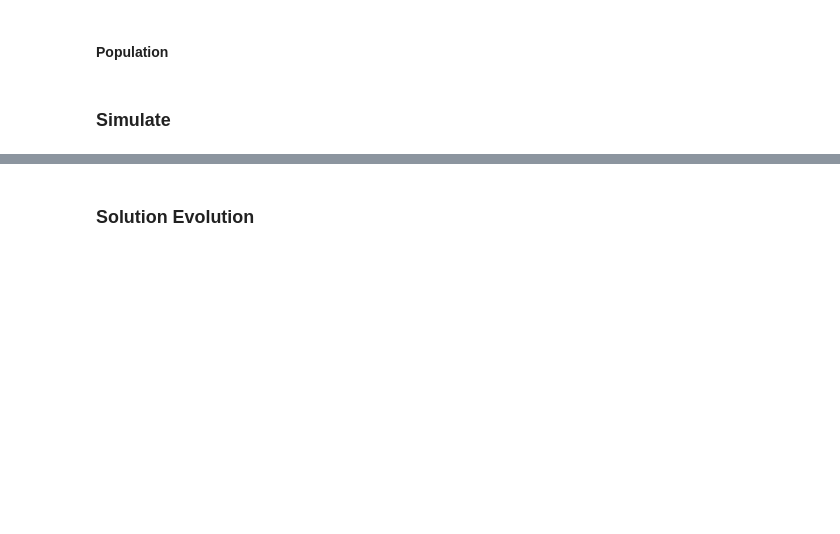
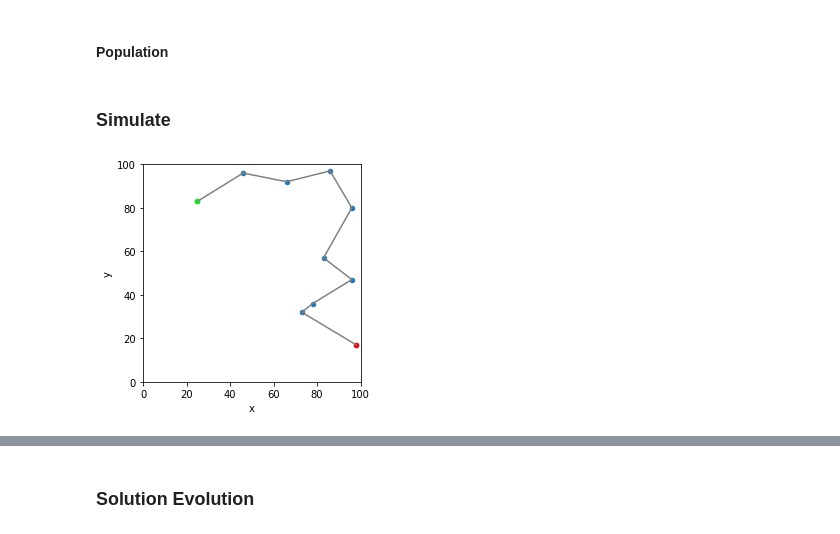
Before and after one commit to vczoni/lamarck, a Jupyter notebook: docs/examples/notebooks/travelling_salesman.ipynb, the cells around one changed output, grey strips where cells are left out. Cells and saved outputs as stored; diff of their text form; code cells hidden in the pictures; blank space fills up the shorter version.

Commit message:
Micro README change; micro change to the travelling_salesman notebook example.

```diff
--- a/docs/examples/notebooks/travelling_salesman.ipynb
+++ b/docs/examples/notebooks/travelling_salesman.ipynb
@@ -92,6 +92,11 @@ opt.config.max_generations = 100
 opt.config.peek_champion_variables = ['route', 'distance']
 # %%
 opt.simulate.single_criteria(output='distance', objective='min', quiet=True)
+# %%
+seq = opt.datasets.get_best_criature()['route']
+ax = trav_salesman.plot_route(seq)
+# %% [output]
+[figure, added]
 # %%
 from lamarck import HistoryExplorer
 # %%
```
Also changed, not shown: parts of 8 cells of this notebook, 1 other file.
